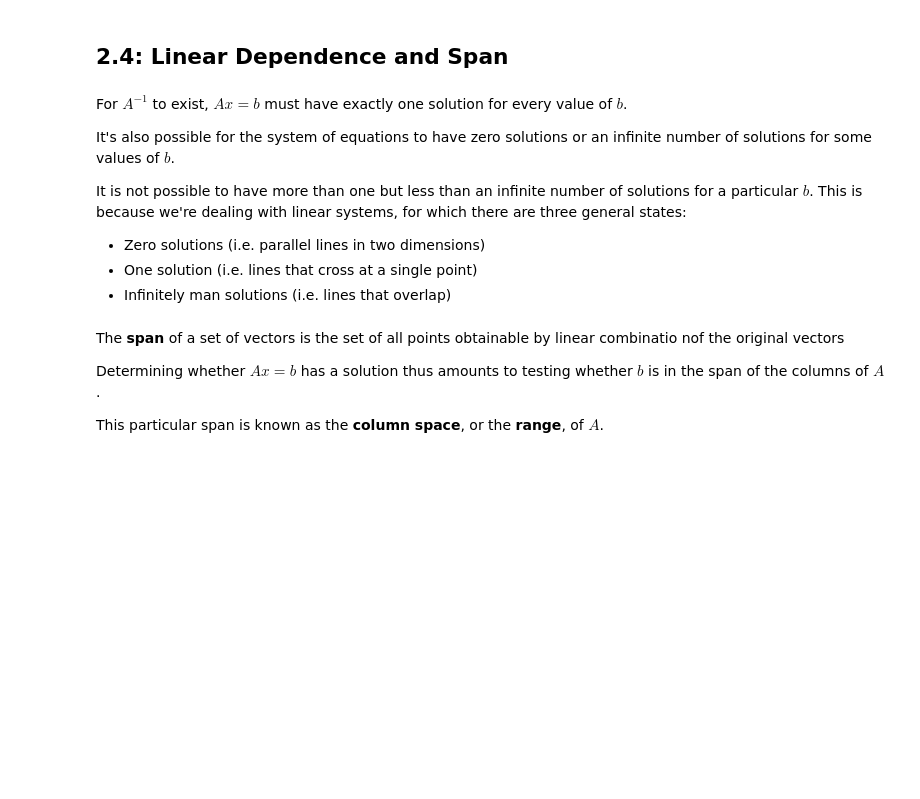
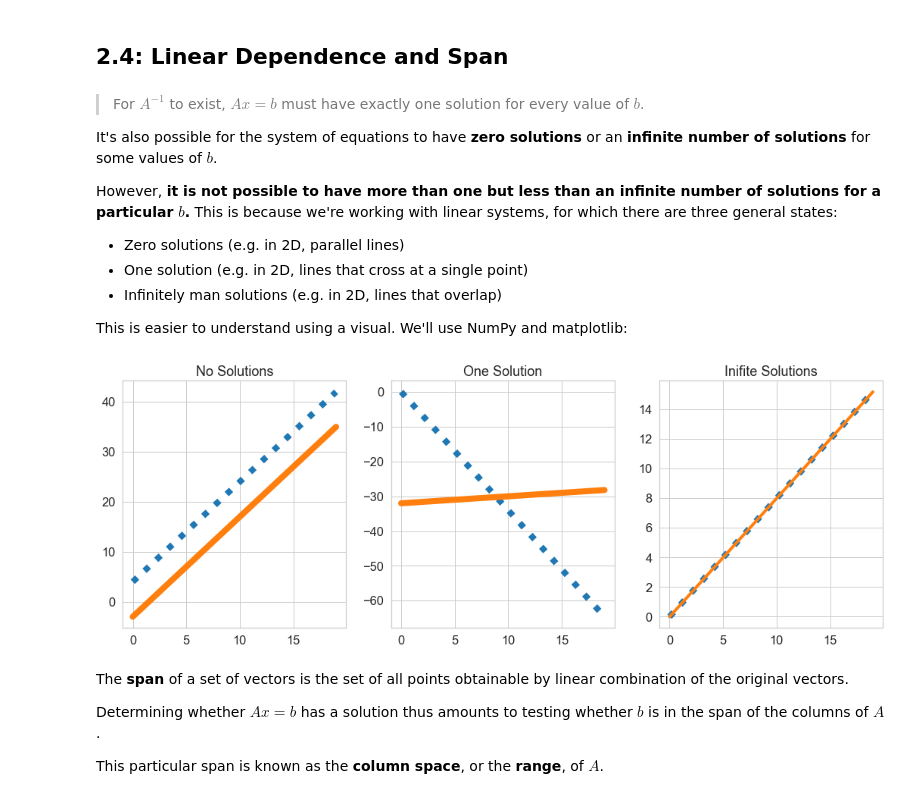
Before and after one commit to wesdoyle/deep-learning-book-notes, a Jupyter notebook: chapter_02_linear_algebra/Notebook 2.1-2.5.ipynb, the cells around one changed output. Cells and saved outputs as stored; diff of their text form; code cells hidden in the pictures; blank space fills up the shorter version.

Commit message:
Start linear span notes

```diff
--- a/chapter_02_linear_algebra/Notebook 2.1-2.5.ipynb
+++ b/chapter_02_linear_algebra/Notebook 2.1-2.5.ipynb
@@ -923,17 +923,50 @@ print(f'{math.ceil(x[0][0])} servers and $ {math.ceil(x[1][0])} invested at brea
 # %% [markdown]
 ## 2.4: Linear Dependence and Span
 # %% [markdown]
-For $A^{-1}$ to exist, $Ax = b$ must have exactly one solution for every value of $b$.
+> For $A^{-1}$ to exist, $Ax = b$ must have exactly one solution for every value of $b$.
 
-It's also possible for the system of equations to have zero solutions or an infinite number of solutions for some values of $b$.
+It's also possible for the system of equations to have **zero solutions** or an **infinite number of solutions** for some values of $b$.
 
-It is not possible to have more than one but less than an infinite number of solutions for a particular $b$.  This is because we're dealing with linear systems, for which there are three general states:
+However, **it is not possible to have more than one but less than an infinite number of solutions for a particular $b$.**  This is because we're working with linear systems, for which there are three general states:
 
-- Zero solutions (i.e. parallel lines in two dimensions)
-- One solution (i.e. lines that cross at a single point)
-- Infinitely man solutions (i.e. lines that overlap)
+- Zero solutions (e.g. in 2D, parallel lines)
+- One solution (e.g. in 2D, lines that cross at a single point)
+- Infinitely man solutions (e.g. in 2D, lines that overlap)
+
+This is easier to understand using a visual.  We'll use NumPy and matplotlib:
+# %%
+x = np.arange(0, 20, 1) # start, stop, step
+
+y_1 = (2*x + 4)
+y_2 = (2*x - 3)
+
+y_3 = (-3.4*x)
+y_4 = (0.2*x - 32)
+
+y_5 = (0.8*x)
+y_6 = (0.8*x)
+
+fig, (ax1, ax2, ax3) = plt.subplots(1, 3, figsize=(18,6))
+
+# ax.set_title('3 classes of linear equation relationships')
+
+ax1.plot(y_1, linestyle=':', linewidth=8)
+ax1.plot(y_2, linewidth=8)
+ax1.set_title('No Solutions')
+
+ax2.plot(y_3, linestyle=':',linewidth=8)
+ax2.plot(y_4, linewidth=8)
+ax2.set_title('One Solution')
+
+ax3.plot(y_5, linestyle=':', linewidth=8)
+ax3.plot(y_6, linewidth=4)
+ax3.set_title('Inifite Solutions')
+
+plt.show()
+# %% [output]
+[figure, added]
 # %% [markdown]
-The **span** of a set of vectors is the set of all points obtainable by linear combinatio nof the original vectors
+The **span** of a set of vectors is the set of all points obtainable by linear combination of the original vectors.
 
 Determining whether $Ax=b$ has a solution thus amounts to testing whether $b$ is in the span of the columns of $A$.
 
```
